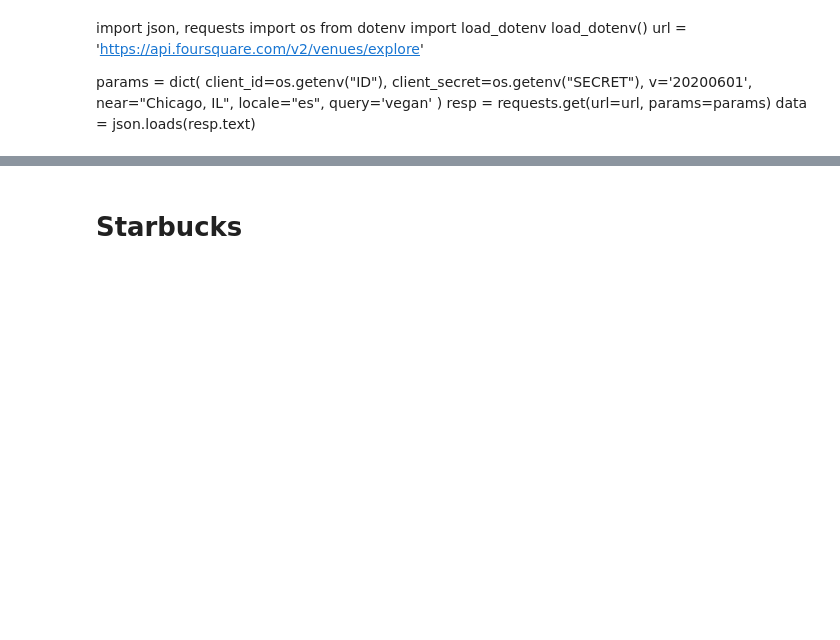
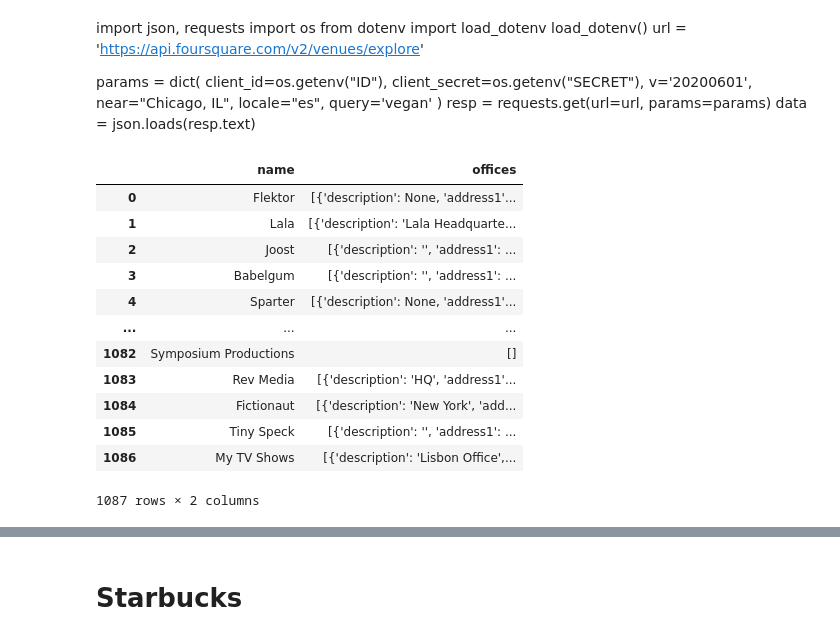
Before and after one commit to Jorge-Doncel/office, a Jupyter notebook: Untitled.ipynb, the cells around one changed output, grey strips where cells are left out. Saved outputs shown, nothing was run; the diff lists cells and outputs as text; code cells hidden in the pictures; blank space fills up the shorter version.

```diff
--- a/Untitled.ipynb
+++ b/Untitled.ipynb
@@ -56,6 +56,22 @@ db = client.get_database()
 companies=list(db.companies.find({'category_code':{'$in':[re.compile(r"game(?i)"),re.compile(r"design(?i)")]}},{"name":1, "offices":1, "_id":0}))
 # %%
 df = pd.DataFrame(list(companies))
+# %%
+df
+# %% [output]
+|  | name | offices |
+| 0 | Flektor | [{'description': None, 'address1'... |
+| 1 | Lala | [{'description': 'Lala Headquarte... |
+| 2 | Joost | [{'description': '', 'address1': ... |
+| 3 | Babelgum | [{'description': '', 'address1': ... |
+| 4 | Sparter | [{'description': None, 'address1'... |
+| ... | ... | ... |
+| 1082 | Symposium Productions | [] |
+| 1083 | Rev Media | [{'description': 'HQ', 'address1'... |
+| 1084 | Fictionaut | [{'description': 'New York', 'add... |
+| 1085 | Tiny Speck | [{'description': '', 'address1': ... |
+| 1086 | My TV Shows | [{'description': 'Lisbon Office',... |
+1087 rows × 2 columns
 # %%
 offices = df.explode("offices").apply(lambda e: e.offices,axis=1,result_type="expand")
 offices
```
Also changed, not shown: parts of 44 cells of this notebook.
